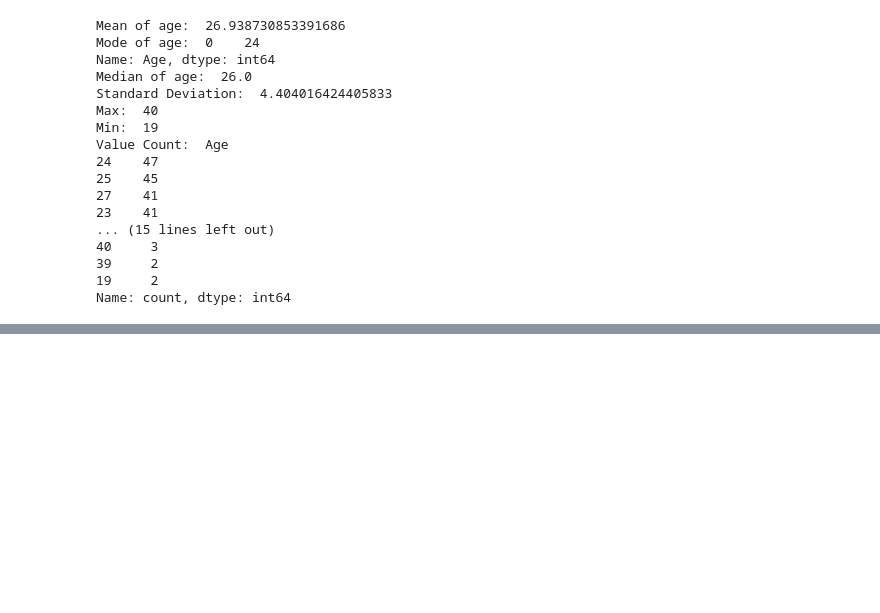
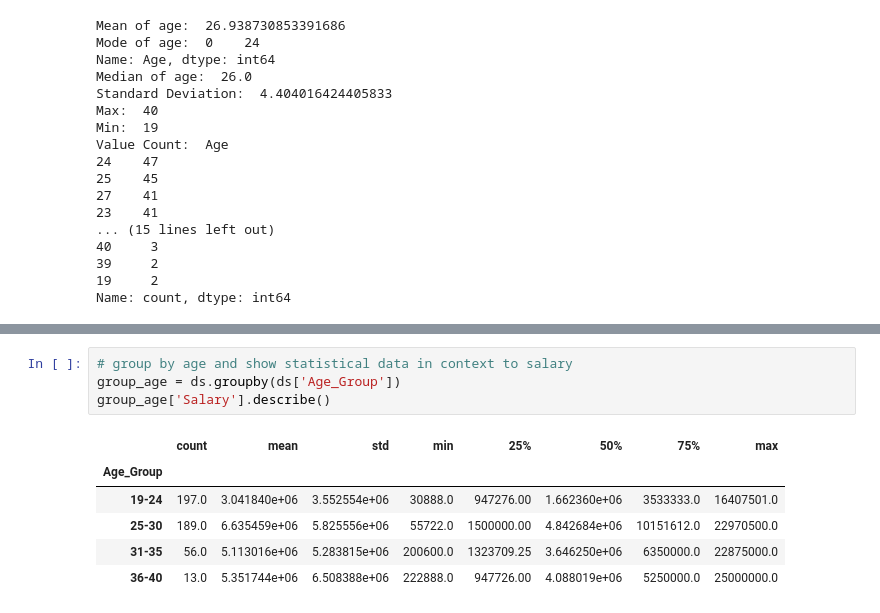
Before and after one commit to sanskruti885/TE-Engineering, a Jupyter notebook: Sem5/DSBDAL/Assignment3.ipynb, the cells around one changed output, grey strips where cells are left out. Drawn from its saved outputs; the diff is of its cells as text; blank space fills up the shorter version.

```diff
--- a/Sem5/DSBDAL/Assignment3.ipynb
+++ b/Sem5/DSBDAL/Assignment3.ipynb
@@ -251,0 +189,11 @@ group_age['Salary'].describe()
+# %%
+# group by age and show statistical data in context to salary
+group_age = ds.groupby(ds['Age_Group'])
+group_age['Salary'].describe()
+# %% [output]
+|  | count | mean | std | min | 25% | 50% | 75% | max |
+| Age_Group |  |  |  |  |  |  |  |  |
+| 19-24 | 197.0 | 3.041840e+06 | 3.552554e+06 | 30888.0 | 947276.00 | 1.662360e+06 | 3533333.0 | 16407501.0 |
+| 25-30 | 189.0 | 6.635459e+06 | 5.825556e+06 | 55722.0 | 1500000.00 | 4.842684e+06 | 10151612.0 | 22970500.0 |
+| 31-35 | 56.0 | 5.113016e+06 | 5.283815e+06 | 200600.0 | 1323709.25 | 3.646250e+06 | 6350000.0 | 22875000.0 |
+| 36-40 | 13.0 | 5.351744e+06 | 6.508388e+06 | 222888.0 | 947726.00 | 4.088019e+06 | 5250000.0 | 25000000.0 |
```
Also changed, not shown: parts of 21 cells of this notebook.
